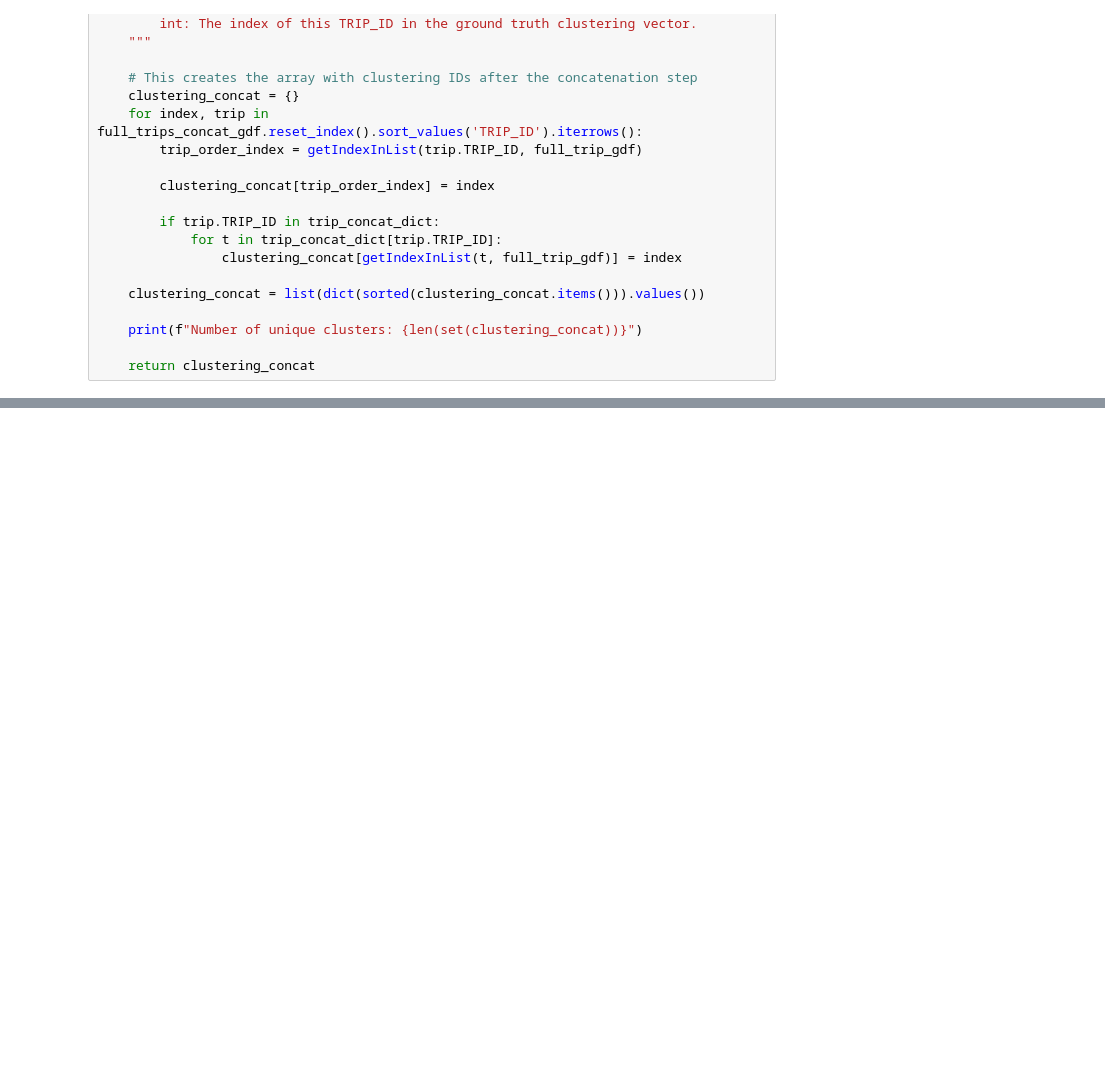
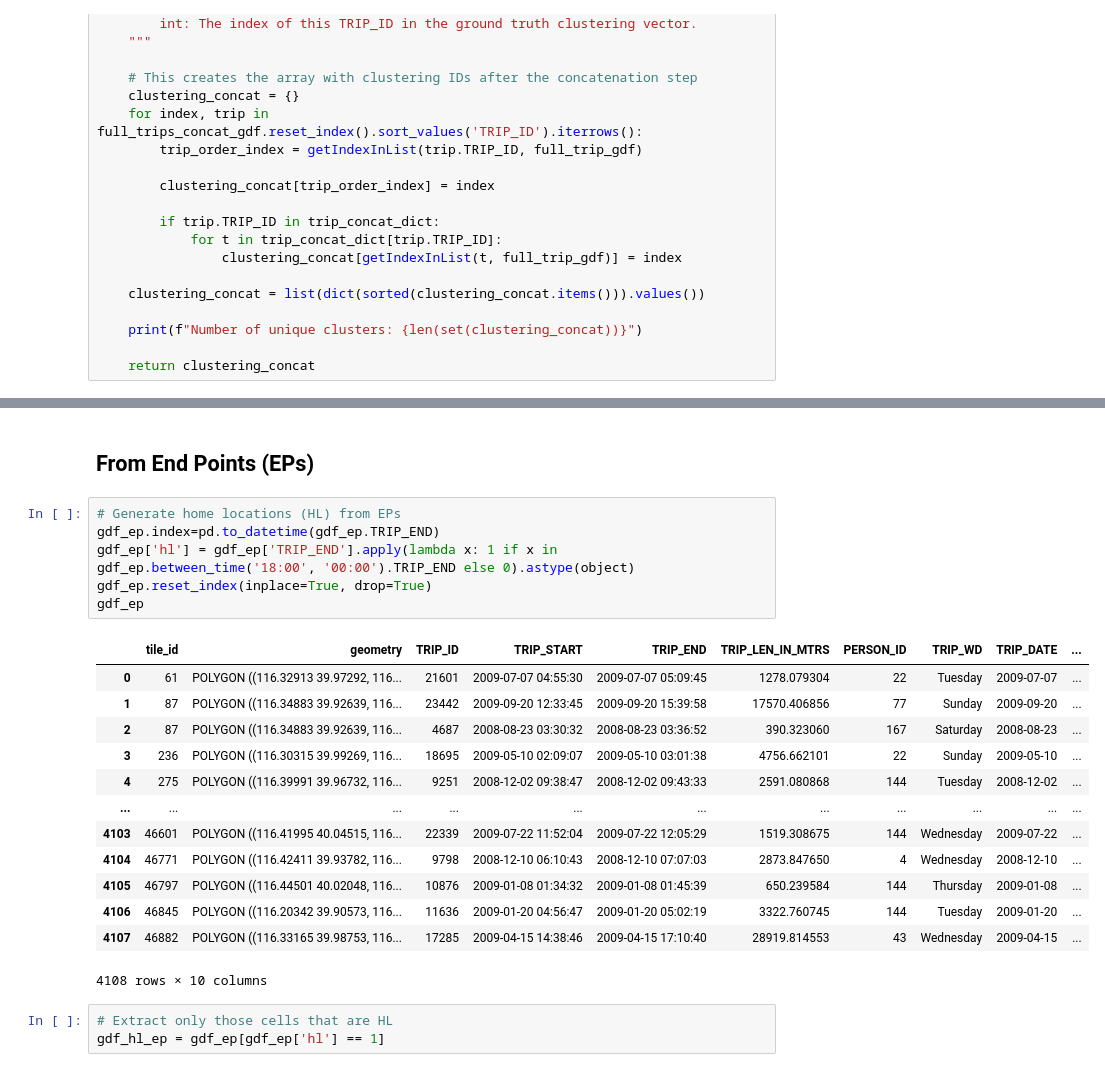
Before and after one commit to benediktstroebl/Master-Thesis, a Jupyter notebook: Geolife/attack.ipynb, the cells around one changed output, grey strips where cells are left out. Cells and saved outputs as stored; diff of their text form; blank space fills up the shorter version.

```diff
--- a/Geolife/attack.ipynb
+++ b/Geolife/attack.ipynb
@@ -354,0 +514,25 @@ ValueError: 74 is not in list
+# %% [markdown]
+## From End Points (EPs)
+# %%
+# Generate home locations (HL) from EPs
+gdf_ep.index=pd.to_datetime(gdf_ep.TRIP_END)
+gdf_ep['hl'] = gdf_ep['TRIP_END'].apply(lambda x: 1 if x in gdf_ep.between_time('18:00', '00:00').TRIP_END else 0).astype(object)
+gdf_ep.reset_index(inplace=True, drop=True)
+gdf_ep
+# %% [output]
+|  | tile_id | geometry | TRIP_ID | TRIP_START | TRIP_END | TRIP_LEN_IN_MTRS | PERSON_ID | TRIP_WD | TRIP_DATE | ... |
+| 0 | 61 | POLYGON ((116.32913 39.97292, 116... | 21601 | 2009-07-07 04:55:30 | 2009-07-07 05:09:45 | 1278.079304 | 22 | Tuesday | 2009-07-07 | ... |
+| 1 | 87 | POLYGON ((116.34883 39.92639, 116... | 23442 | 2009-09-20 12:33:45 | 2009-09-20 15:39:58 | 17570.406856 | 77 | Sunday | 2009-09-20 | ... |
+| 2 | 87 | POLYGON ((116.34883 39.92639, 116... | 4687 | 2008-08-23 03:30:32 | 2008-08-23 03:36:52 | 390.323060 | 167 | Saturday | 2008-08-23 | ... |
+| 3 | 236 | POLYGON ((116.30315 39.99269, 116... | 18695 | 2009-05-10 02:09:07 | 2009-05-10 03:01:38 | 4756.662101 | 22 | Sunday | 2009-05-10 | ... |
+| 4 | 275 | POLYGON ((116.39991 39.96732, 116... | 9251 | 2008-12-02 09:38:47 | 2008-12-02 09:43:33 | 2591.080868 | 144 | Tuesday | 2008-12-02 | ... |
+| ... | ... | ... | ... | ... | ... | ... | ... | ... | ... | ... |
+| 4103 | 46601 | POLYGON ((116.41995 40.04515, 116... | 22339 | 2009-07-22 11:52:04 | 2009-07-22 12:05:29 | 1519.308675 | 144 | Wednesday | 2009-07-22 | ... |
+| 4104 | 46771 | POLYGON ((116.42411 39.93782, 116... | 9798 | 2008-12-10 06:10:43 | 2008-12-10 07:07:03 | 2873.847650 | 4 | Wednesday | 2008-12-10 | ... |
+| 4105 | 46797 | POLYGON ((116.44501 40.02048, 116... | 10876 | 2009-01-08 01:34:32 | 2009-01-08 01:45:39 | 650.239584 | 144 | Thursday | 2009-01-08 | ... |
+| 4106 | 46845 | POLYGON ((116.20342 39.90573, 116... | 11636 | 2009-01-20 04:56:47 | 2009-01-20 05:02:19 | 3322.760745 | 144 | Tuesday | 2009-01-20 | ... |
+| 4107 | 46882 | POLYGON ((116.33165 39.98753, 116... | 17285 | 2009-04-15 14:38:46 | 2009-04-15 17:10:40 | 28919.814553 | 43 | Wednesday | 2009-04-15 | ... |
+4108 rows × 10 columns
+# %%
+# Extract only those cells that are HL
+gdf_hl_ep = gdf_ep[gdf_ep['hl'] == 1]
```
Also changed, not shown: parts of 68 cells of this notebook.
